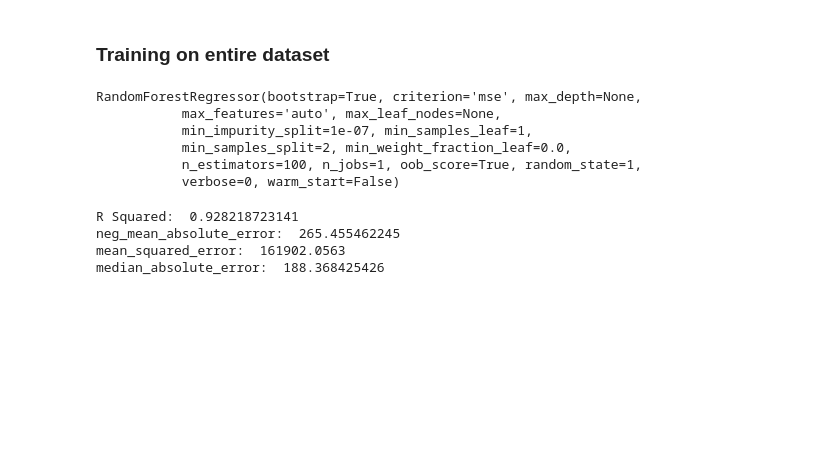
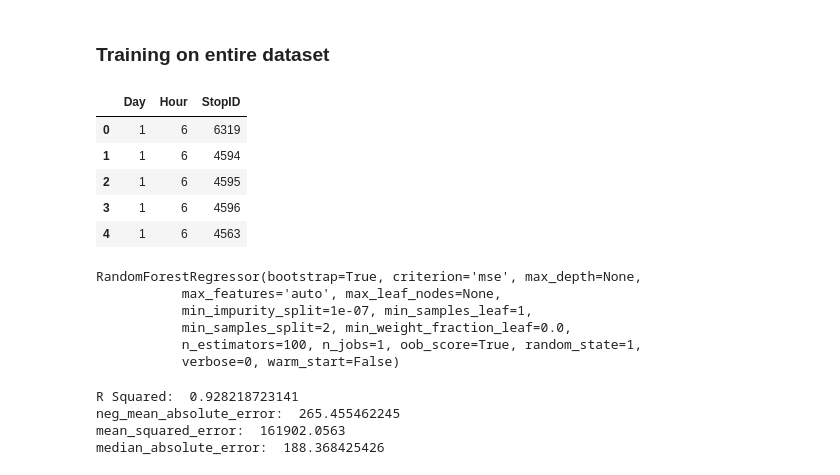
Before and after one commit to brokenloop/Research_practicum_2017, a Jupyter notebook: Random Forest Regression (line15, 00150001).ipynb, the cells around one changed output. Drawn from its saved outputs; the diff is of its cells as text; code cells hidden in the pictures; blank space fills up the shorter version.

```diff
--- a/Random Forest Regression (line15, 00150001).ipynb
+++ b/Random Forest Regression (line15, 00150001).ipynb
@@ -32,10 +35,19 @@ df.head()
 # %%
 # Setting up descriptive & target features
 
 features = ["Day", "Hour", "StopID"]
 
 X = pd.concat([df[features]], axis=1)
 y = df.Runtime
+
+X.head()
+# %% [output]
+|  | Day | Hour | StopID |
+| 0 | 1 | 6 | 6319 |
+| 1 | 1 | 6 | 4594 |
+| 2 | 1 | 6 | 4595 |
+| 3 | 1 | 6 | 4596 |
+| 4 | 1 | 6 | 4563 |
 # %%
 rfc = RandomForestRegressor(n_estimators=100, max_features='auto', oob_score=True, random_state=1)
 # %%
```
Also changed, not shown: parts of 6 cells of this notebook, 2 other files.
